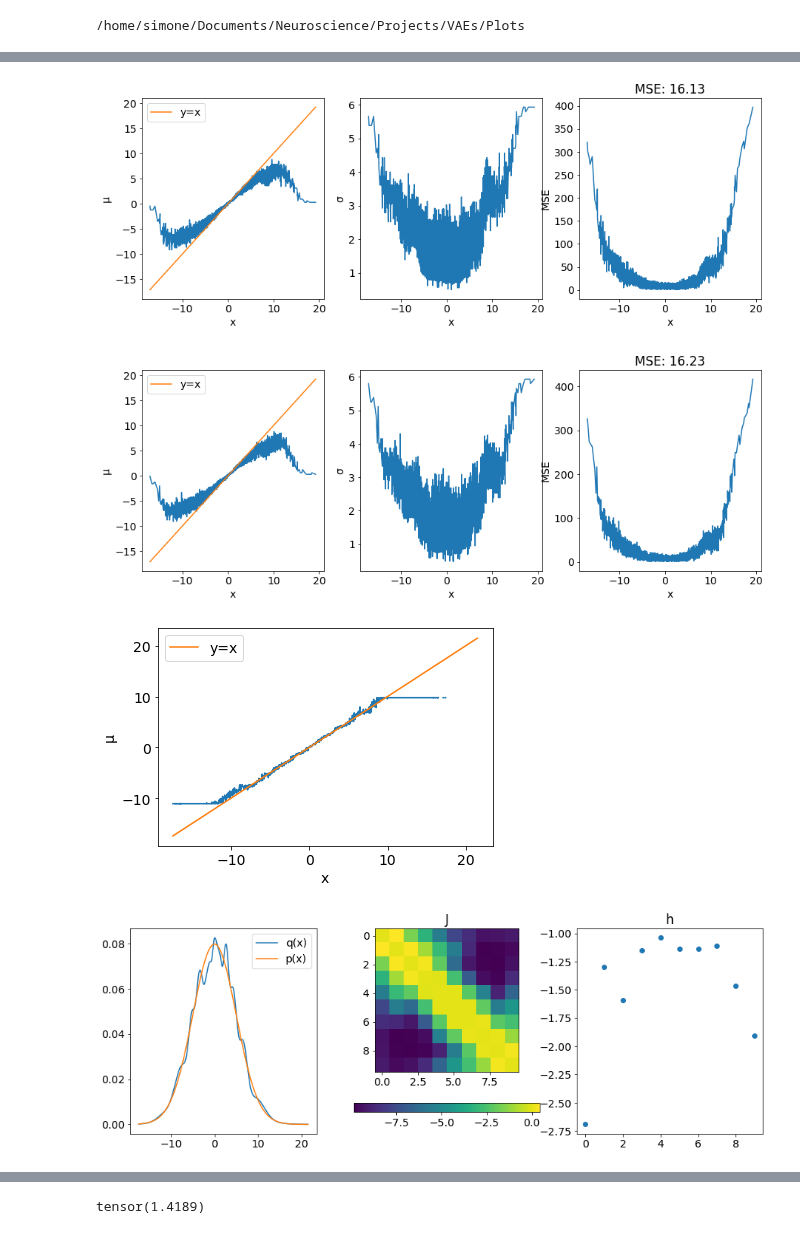
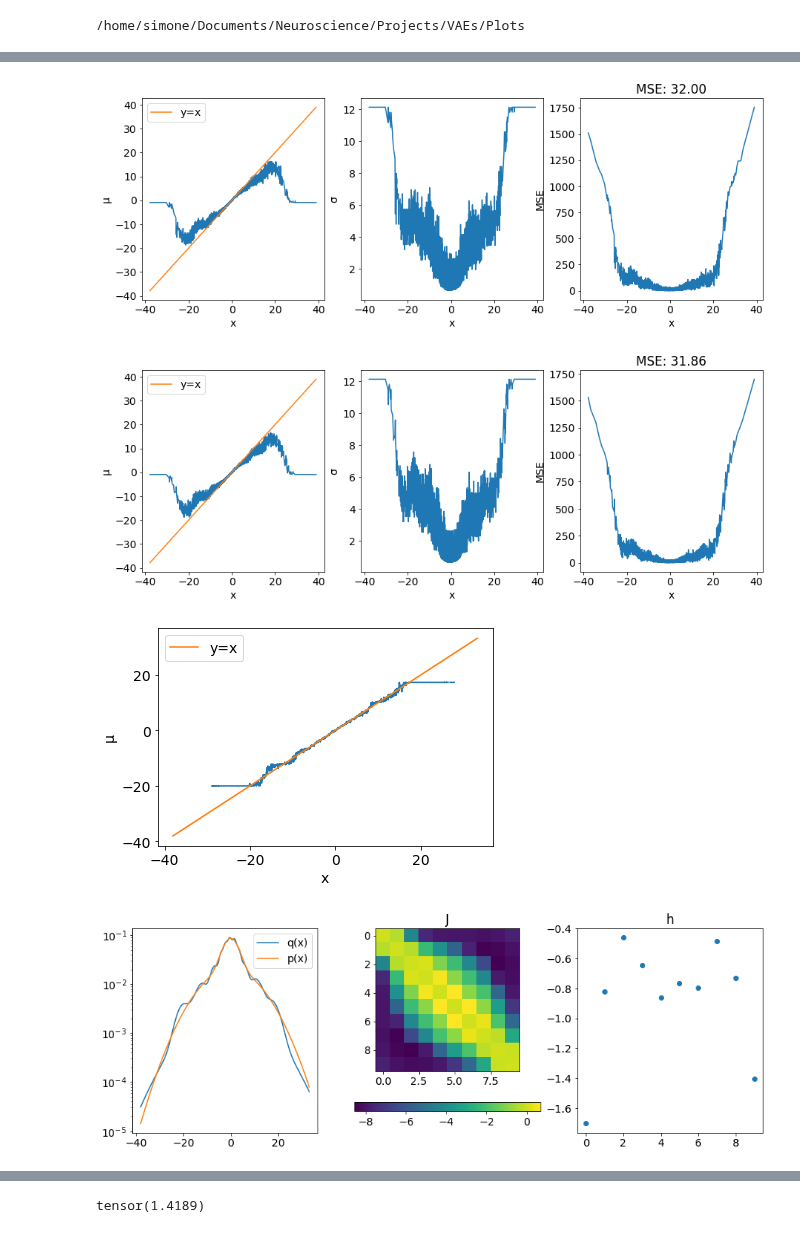
Before and after one commit to simonebmalerba/neural_VAE, a Jupyter notebook: beta_ising.ipynb, the cells around one changed output, grey strips where cells are left out. Cells and saved outputs as stored; diff of their text form; code cells hidden in the pictures.

```diff
--- a/beta_ising.ipynb
+++ b/beta_ising.ipynb
@@ -58,10 +58,10 @@ def train_Rt(enc,dec,q,x_data,opt,Rt,N_EPOCHS=500,lr_b = 0.1):
 N = 10
 K = 5
 M = 100
-w = torch.distributions.Categorical(torch.tensor([0.5,0.5,0.5]))
-gs = torch.distributions.normal.Normal(torch.Tensor([-2,2,4]),torch.tensor([1,1,0.8]))
+w = torch.distributions.Categorical(torch.tensor([0.5,0.5]))
+gs = torch.distributions.normal.Normal(torch.Tensor([0,0]),torch.tensor([3,10]))
 p_x = torch.distributions.mixture_same_family.MixtureSameFamily(w,gs)
-p_x = torch.distributions.normal.Normal(0,5)
+#p_x = torch.distributions.log_normal.LogNormal(1,1)
 #Training parameters.
 #PRE_EPOCHS = 100
 N_EPOCHS = 3000
@@ -76,4 +76,4 @@ x_sorted,indices = x_samples.sort(dim=0)
 x_min,x_max = x_sorted[0,:].item(),x_sorted[-1,:].item()
 x_data = torch.utils.data.DataLoader(x_samples,batch_size=BATCH_SIZE)
 x_fine = torch.linspace(x_min,x_max,1000)[:,None]
-p_x.entropy()
+#p_x.entropy()
@@ -175,11 +156,11 @@ fig,axs,mse = decoder_plots(enc,dec,x_tsorted)
 #axs[2].set_yscale("log")
 #fig.savefig("beta1_decoder.pdf")
 # %% [output]
-[figure, old version]
+[figure, new version]
 # %%
 fig,axs,mse = decoder_plots(enc,dec,x_tsorted)
 # %% [output]
-[figure, old version]
+[figure, new version]
 # %%
 with torch.no_grad():
     r = enc.sample(x_fine,15)
@@ -194,15 +175,15 @@ with torch.no_grad():
     axs.set_xlabel('x')
     axs.set_ylabel('μ')
 # %% [output]
-[figure, old version]
+[figure, new version]
 # %%
 _,indices = enc.cs.sort(dim=1)
 indices = torch.squeeze(indices)
 fig,axs = generative_model_analytical_plots(q,dec,p_x,x_fine,indices)
-#axs[0].set_xscale("log")
+axs[0].set_yscale("log")
 #fig.savefig("beta1_gm.pdf")
 # %% [output]
-[figure, old version]
+[figure, new version]
 # %%
 with torch.no_grad():
     mu_dec_all,log_sigma_all = dec(q.r_all.transpose(0,1)[:,None,:])
```
Also changed, not shown: parts of 17 cells of this notebook, 4 other files.
